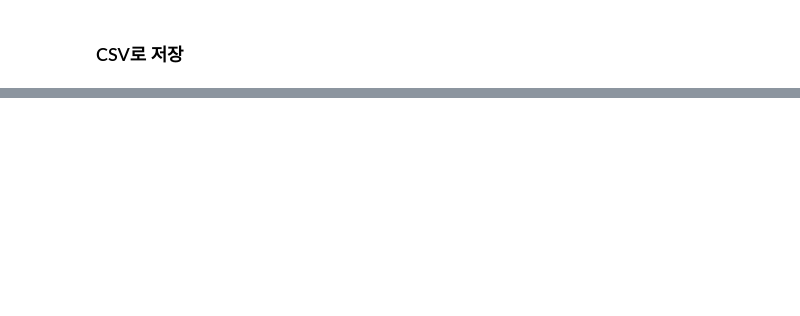
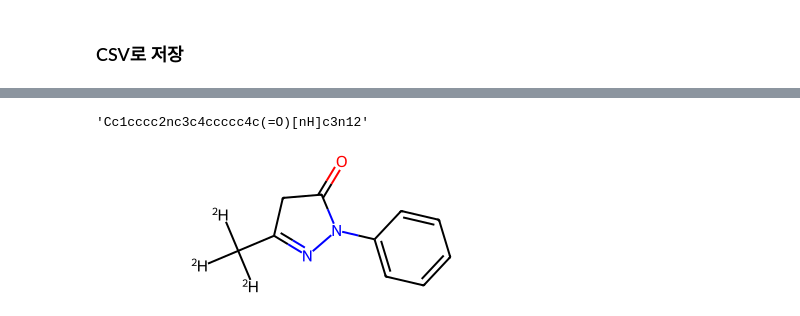
Before and after one commit to SeohyeonJang/MILESTONE, a Jupyter notebook: Baseline/2_ScreeningModel/1_PrepareDataset/Data_Curation.ipynb, the cells around one changed output, grey strips where cells are left out. Drawn from its saved outputs; the diff is of its cells as text; code cells hidden in the pictures; blank space fills up the shorter version.

```diff
--- a/Baseline/2_ScreeningModel/1_PrepareDataset/Data_Curation.ipynb
+++ b/Baseline/2_ScreeningModel/1_PrepareDataset/Data_Curation.ipynb
@@ -327,0 +467,10 @@ df_unique.to_csv('./PubChemQC_77265.csv')  #######파일명 수정 "PubChemQC__(
+# %%
+smi = [2H]C([2H])([2H])C1=NN(c2ccccc2)C(=O)C1
+smi
+# %% [output]
+'Cc1cccc2nc3c4ccccc4c(=O)[nH]c3n12'
+# %%
+mol = Chem.MolFromSmiles('[2H]C([2H])([2H])C1=NN(c2ccccc2)C(=O)C1')
+mol
+# %% [output]
+[figure, added]
```
Also changed, not shown: parts of 20 cells of this notebook.
